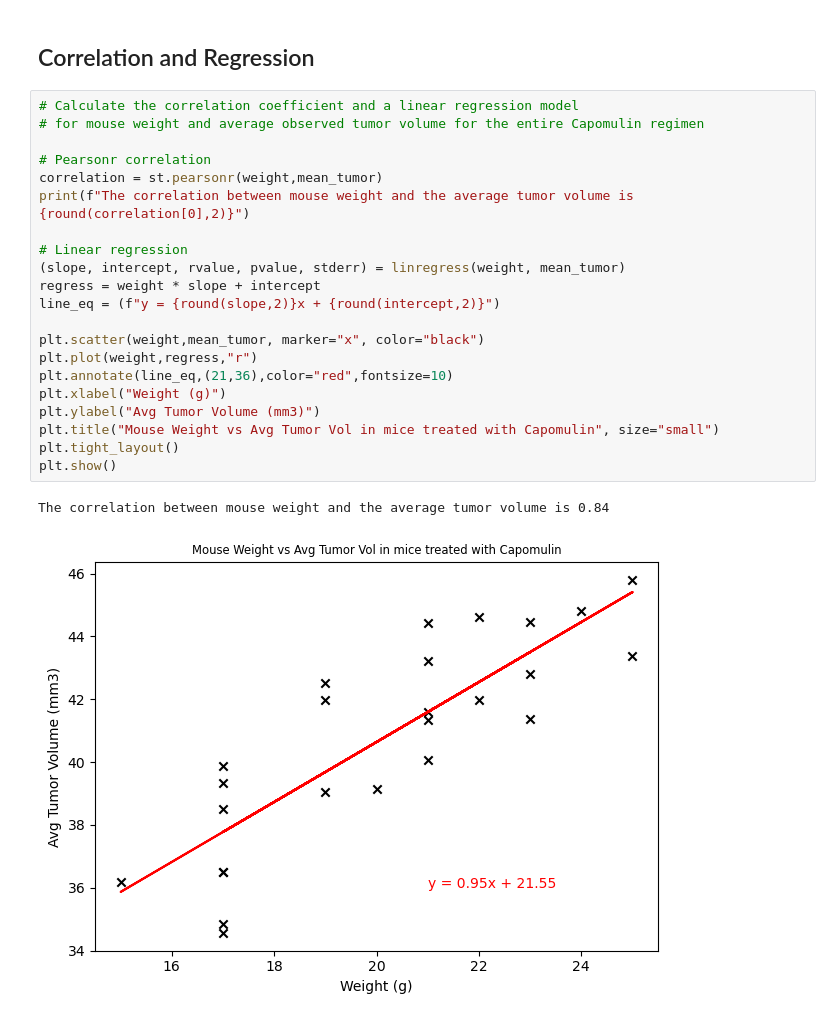
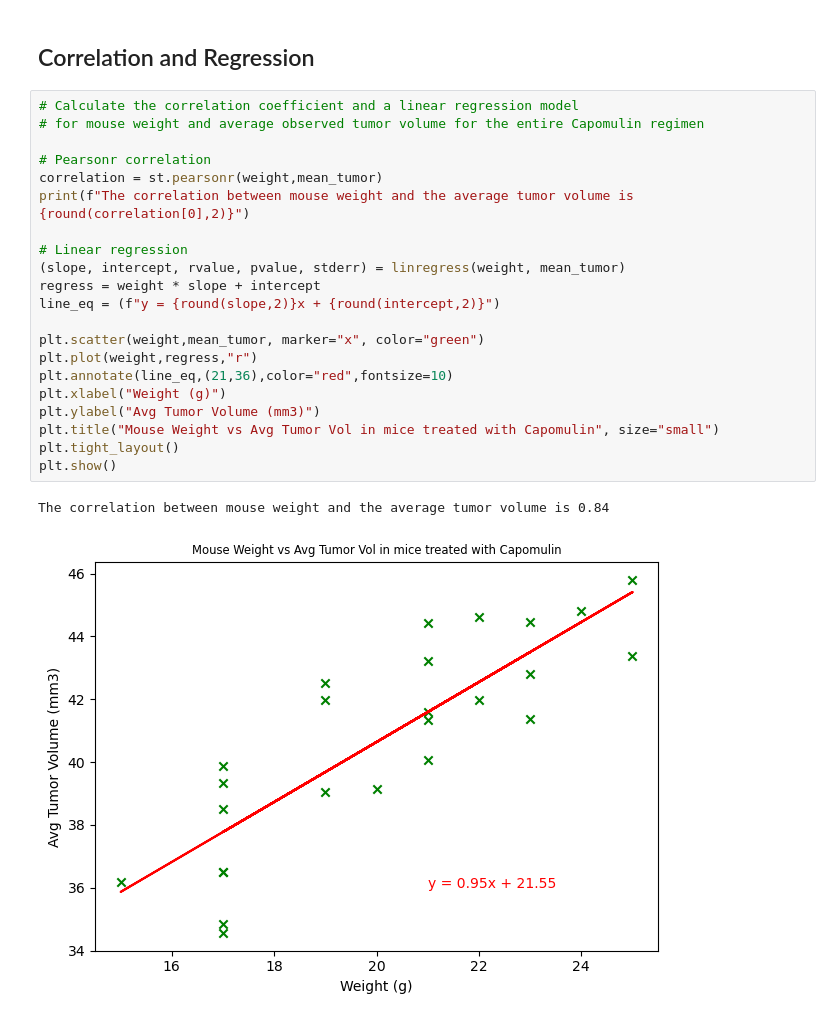
Before and after one commit to RJBarker/data_visual-challenge, a Jupyter notebook: Pymaceuticals/pymaceuticals.ipynb, the cells around one changed output. Saved outputs shown, nothing was run; the diff lists cells and outputs as text.

```diff
--- a/Pymaceuticals/pymaceuticals.ipynb
+++ b/Pymaceuticals/pymaceuticals.ipynb
@@ -377,24 +407,24 @@ plt.show()
 # %%
 # Calculate the correlation coefficient and a linear regression model
 # for mouse weight and average observed tumor volume for the entire Capomulin regimen
 
 # Pearsonr correlation
 correlation = st.pearsonr(weight,mean_tumor)
 print(f"The correlation between mouse weight and the average tumor volume is {round(correlation[0],2)}")
 
 # Linear regression
 (slope, intercept, rvalue, pvalue, stderr) = linregress(weight, mean_tumor)
 regress = weight * slope + intercept
 line_eq = (f"y = {round(slope,2)}x + {round(intercept,2)}")
 
-plt.scatter(weight,mean_tumor, marker="x", color="black")
+plt.scatter(weight,mean_tumor, marker="x", color="green")
 plt.plot(weight,regress,"r")
 plt.annotate(line_eq,(21,36),color="red",fontsize=10)
 plt.xlabel("Weight (g)")
 plt.ylabel("Avg Tumor Volume (mm3)")
 plt.title("Mouse Weight vs Avg Tumor Vol in mice treated with Capomulin", size="small")
 plt.tight_layout()
 plt.show()
 # %% [output]
 The correlation between mouse weight and the average tumor volume is 0.84
-[figure, old version]
+[figure, new version]
```
Also changed, not shown: parts of 8 cells of this notebook.
